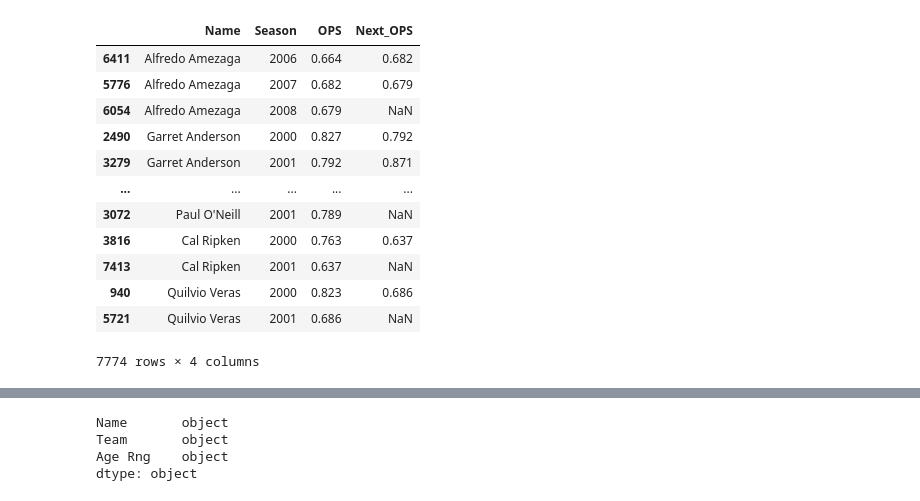
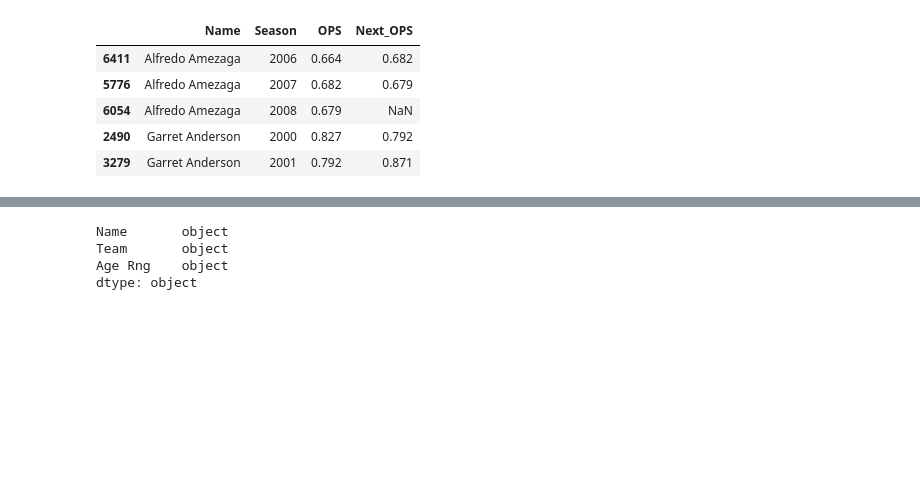
Before and after one commit to stevenarbo3/PredictingOPS, a Jupyter notebook: predictingOPS.ipynb, the cells around one changed output, grey strips where cells are left out. Cells and saved outputs as stored; diff of their text form; code cells hidden in the pictures; blank space fills up the shorter version.

```diff
--- a/predictingOPS.ipynb
+++ b/predictingOPS.ipynb
@@ -38,21 +33,14 @@ def next_ops(player):
 
 stats = stats.groupby('IDfg', group_keys=False).apply(next_ops)
 # %%
-stats[['Name','Season','OPS','Next_OPS']]
+stats[['Name','Season','OPS','Next_OPS']].head()
 # %% [output]
 |  | Name | Season | OPS | Next_OPS |
 | 6411 | Alfredo Amezaga | 2006 | 0.664 | 0.682 |
 | 5776 | Alfredo Amezaga | 2007 | 0.682 | 0.679 |
 | 6054 | Alfredo Amezaga | 2008 | 0.679 | NaN |
 | 2490 | Garret Anderson | 2000 | 0.827 | 0.792 |
 | 3279 | Garret Anderson | 2001 | 0.792 | 0.871 |
-| ... | ... | ... | ... | ... |
-| 3072 | Paul O'Neill | 2001 | 0.789 | NaN |
-| 3816 | Cal Ripken | 2000 | 0.763 | 0.637 |
-| 7413 | Cal Ripken | 2001 | 0.637 | NaN |
-| 940 | Quilvio Veras | 2000 | 0.823 | 0.686 |
-| 5721 | Quilvio Veras | 2001 | 0.686 | NaN |
-7774 rows × 4 columns
 # %%
 #drop all columns with null values except our next ops column
 temp = stats['Next_OPS']
```
Also changed, not shown: parts of 29 cells of this notebook.
